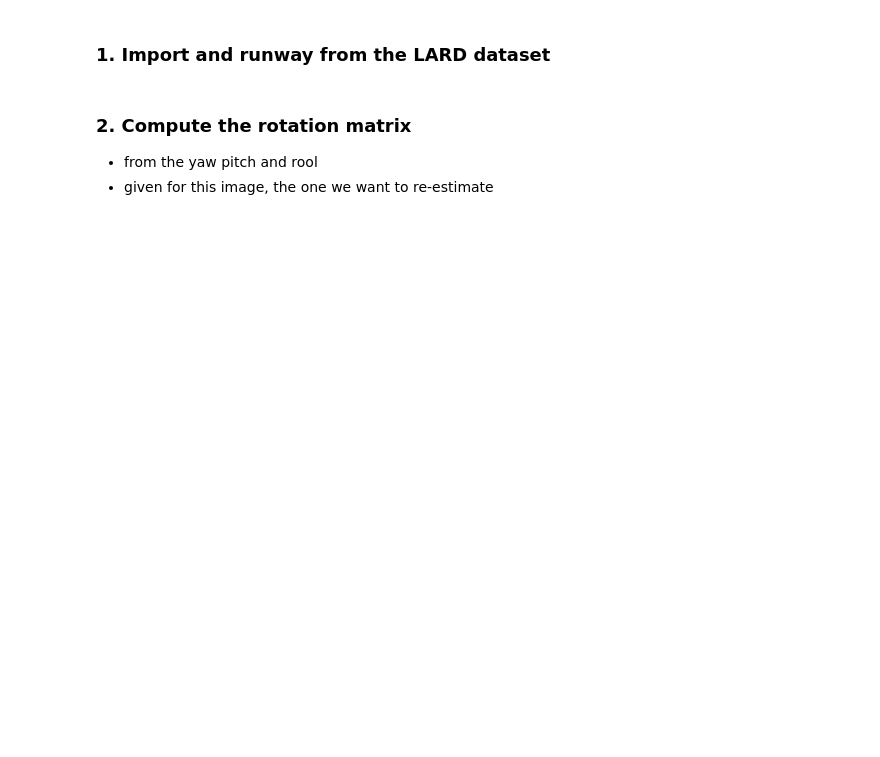
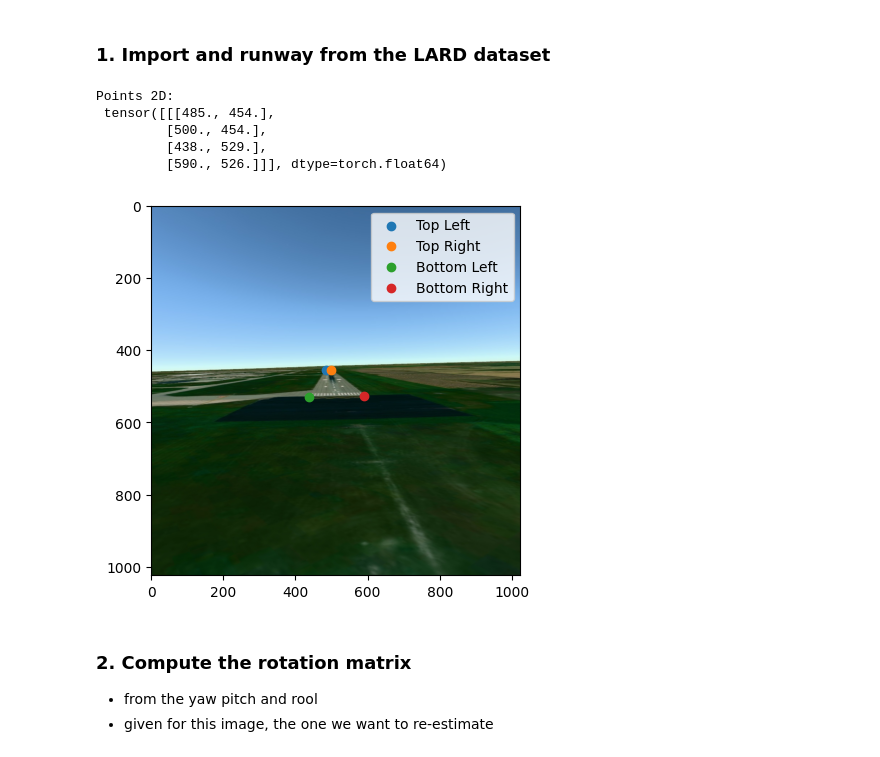
Before and after one commit to Pruneeuh/POSEIDON, a Jupyter notebook: tutorials/Tutorial_2_P3P_LARD.ipynb, the cells around one changed output. Drawn from its saved outputs; the diff is of its cells as text; code cells hidden in the pictures; blank space fills up the shorter version.

Commit message:
Moove data for tuto

```diff
--- a/tutorials/Tutorial_2_P3P_LARD.ipynb
+++ b/tutorials/Tutorial_2_P3P_LARD.ipynb
@@ -13,30 +31,37 @@ import torch
 # %% [markdown]
 ### 1. Import and runway from the LARD dataset
 # %%
-img = mpimg.imread("LARD_example.jpg")
+img = mpimg.imread("data/LARD_example.jpg")
 plt.imshow(img)
 
-df = pd.read_csv("extract_labeling_Bing.csv", delimiter=";")
+df = pd.read_csv("data/extract_labeling_Bing.csv", delimiter=";")
 dic = df.to_dict(orient="records")[0]
 
 TL = [dic["x_TL"], dic["y_TL"]]
 plt.scatter(TL[0], TL[1], label="Top Left")
 
 TR = [dic["x_TR"], dic["y_TR"]]
 plt.scatter(TR[0], TR[1], label="Top Right")
 
 BL = [dic["x_BL"], dic["y_BL"]]
 plt.scatter(BL[0], BL[1], label="Bottom Left")
 
 BR = [dic["x_BR"], dic["y_BR"]]
 plt.scatter(BR[0], BR[1], label="Bottom Right")
 
 points_2D_LARD = torch.tensor([TL, TR, BL, BR], dtype=torch.float64).unsqueeze(0)
 points_2D_LARD_np = points_2D_LARD.squeeze(0).numpy()
 print("Points 2D:\n", points_2D_LARD)
 
 plt.legend()
 plt.show()
+# %% [output]
+Points 2D:
+ tensor([[[485., 454.],
+         [500., 454.],
+         [438., 529.],
+         [590., 526.]]], dtype=torch.float64)
+[figure, added]
 # %% [markdown]
 ### 2. Compute the rotation matrix
 - from the yaw pitch and rool
```
Also changed, not shown: parts of 13 cells of this notebook, 3 other files.
